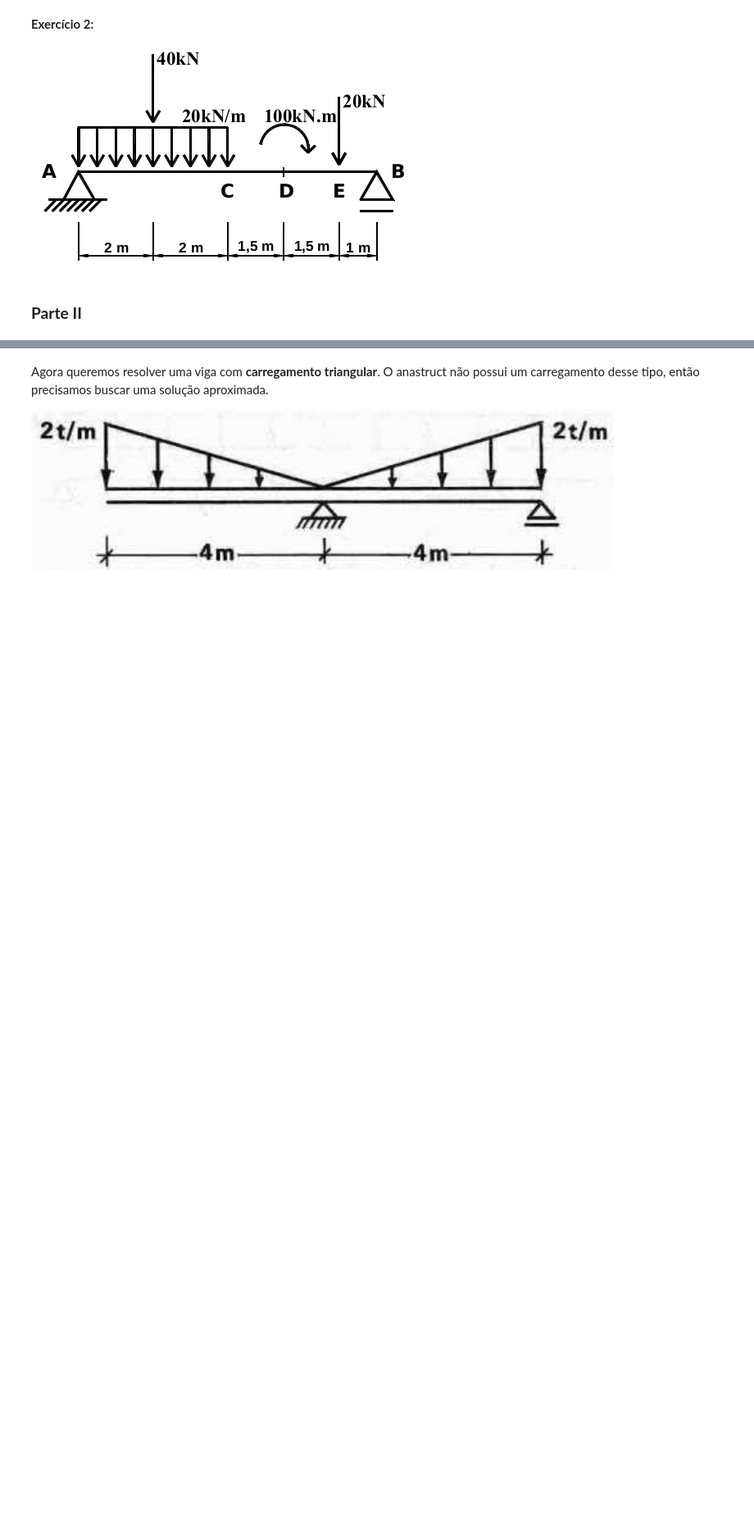
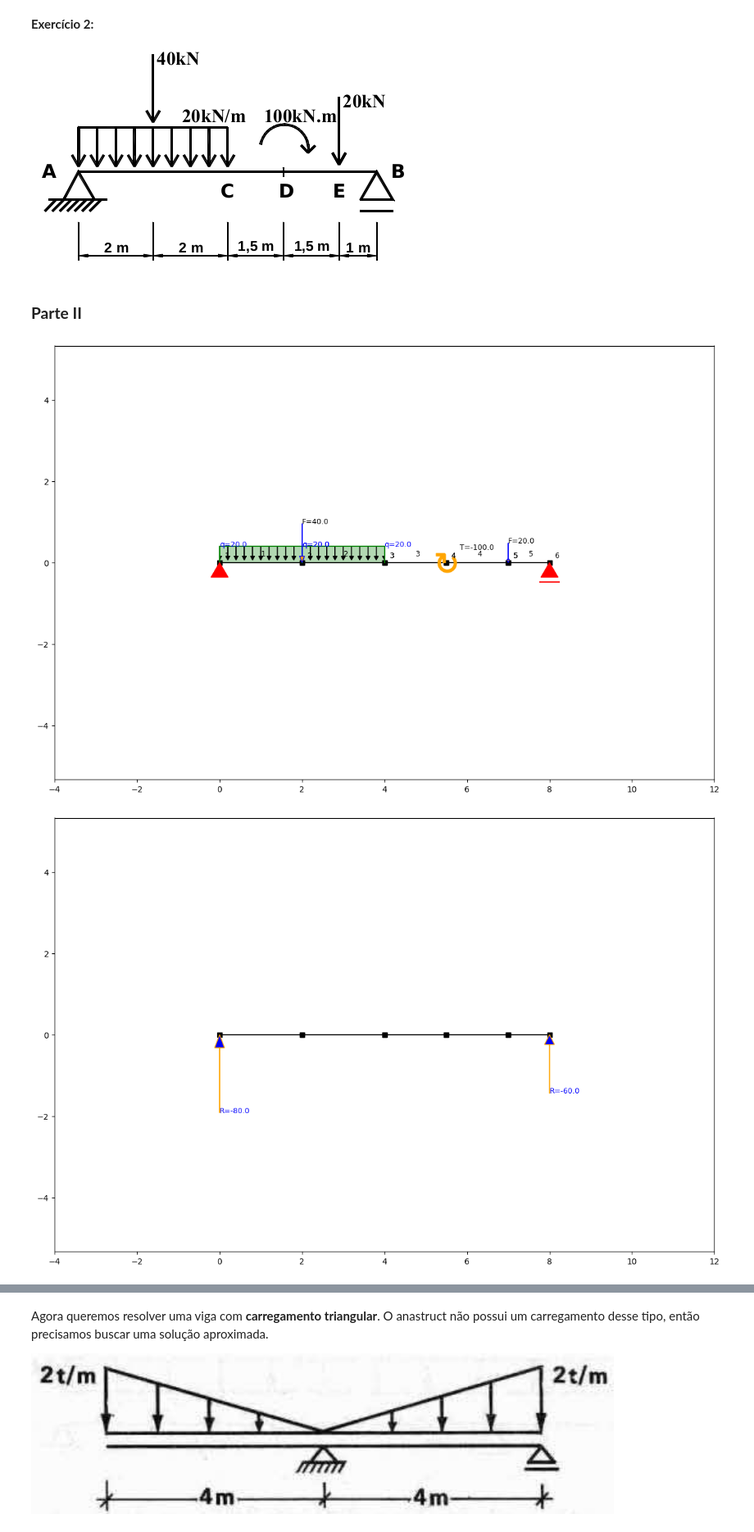
Before and after one commit to isabela1s/coins_counter, a Jupyter notebook: MAC019_AULA08.ipynb, the cells around one changed output, grey strips where cells are left out. Shown at 82% size. Saved outputs shown, nothing was run; the diff lists cells and outputs as text; code cells hidden in the pictures; blank space fills up the shorter version.

```diff
--- a/MAC019_AULA08.ipynb
+++ b/MAC019_AULA08.ipynb
@@ -97,3 +129,41 @@ ss.show_bending_moment()
 ![ex1.png](embedded-picture-1)![ex1-b.png](embedded-picture-2)
 # %% [markdown]
 ### **Parte II**
+# %%
+# SOLUÇÃO 1:
+
+ss = SystemElements()
+
+# Definição dos elementos
+elements = [
+    [ [0, 0],   [2, 0] ], # elemento 1
+    [ [2, 0], [4, 0] ], # elemento 2
+    [ [4, 0], [5.5, 0] ], # elemento 3
+    [ [5.5, 0], [7, 0] ], # elemento 3
+    [ [7, 0], [8, 0] ], # elemento 3
+
+    ]
+
+# Definição da viga
+for e in elements:
+  ss.add_element(location = e)
+
+# Apoios
+ss.add_support_hinged(node_id=1)
+ss.add_support_roll(node_id=6, direction='x')
+
+# Carregamento
+ss.moment_load(node_id=4, Ty=-100)
+ss.q_load(q=-20, element_id=1, direction='element')
+ss.q_load(q=-20, element_id=2, direction='element')
+ss.point_load(node_id=2, Fy=-40)
+ss.point_load(node_id=5, Fy=-20)
+
+ss.show_structure()
+ss.solve()
+ss.show_reaction_force()
+ss.show_shear_force()
+ss.show_bending_moment()
+# %% [output]
+[figure, added]
+[figure, added]
```
Also changed, not shown: parts of 3 cells of this notebook.
